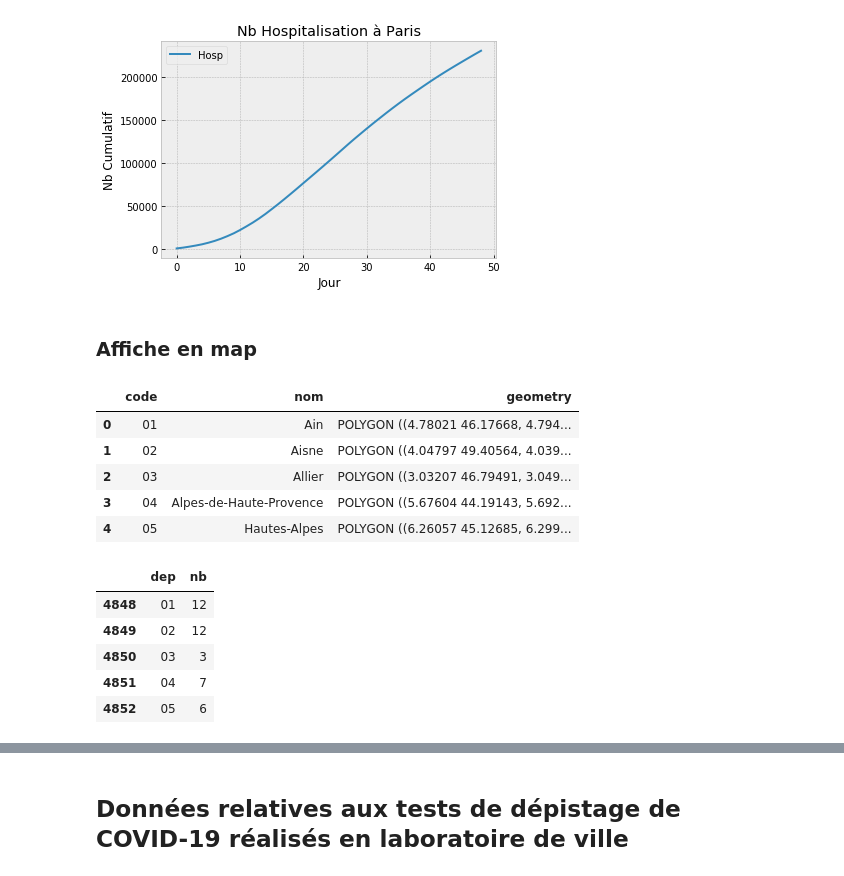
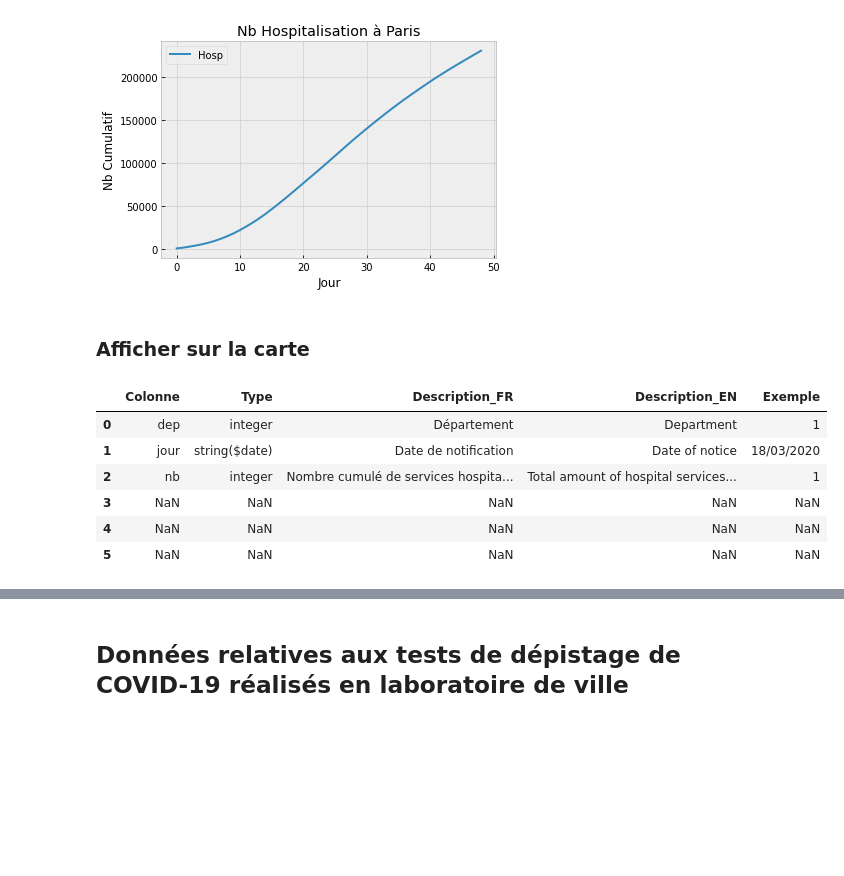
Before and after one commit to klchai/ML_COVID-19, a Jupyter notebook: ML_COVID-19.ipynb, the cells around one changed output, grey strips where cells are left out. Drawn from its saved outputs; the diff is of its cells as text; code cells hidden in the pictures; blank space fills up the shorter version.

```diff
--- a/ML_COVID-19.ipynb
+++ b/ML_COVID-19.ipynb
@@ -155,15 +145,7 @@ show_hosp_paris()
 # %% [output]
 [figure]
 [figure]
-# %% [markdown]
-### Affiche en map
+# %% [markdown]
+### Afficher sur la carte
 # %%
-sf = gpd.read_file('visual/departements-version-simplifiee.geojson')
-sf.head()
+carte = gpd.read_file('visual/departements-version-simplifiee.geojson')
-# %% [output]
-|  | code | nom | geometry |
-| 0 | 01 | Ain | POLYGON ((4.78021 46.17668, 4.794... |
-| 1 | 02 | Aisne | POLYGON ((4.04797 49.40564, 4.039... |
-| 2 | 03 | Allier | POLYGON ((3.03207 46.79491, 3.049... |
-| 3 | 04 | Alpes-de-Haute-Provence | POLYGON ((5.67604 44.19143, 5.692... |
-| 4 | 05 | Hautes-Alpes | POLYGON ((6.26057 45.12685, 6.299... |
@@ -172,13 +152,14 @@ sf['value'] = np.random.randint(1, 10, sf.shape[0])
 # %%
-df = load_hospitaliere_etablissements()
-df_today = df.loc[df.jour=="2020-05-05",['dep','nb']]
+data = load_hospitaliere_etablissements()
+df_today = data.loc[df.jour=="2020-05-05",['dep','nb']]
+meta = load_meta_hospitaliere_etablissements()
+display(meta)
+# %% [output]
+|  | Colonne | Type | Description_FR | Description_EN | Exemple |
+| 0 | dep | integer | Département | Department | 1 |
+| 1 | jour | string($date) | Date de notification | Date of notice | 18/03/2020 |
+| 2 | nb | integer | Nombre cumulé de services hospita... | Total amount of hospital services... | 1 |
+| 3 | NaN | NaN | NaN | NaN | NaN |
+| 4 | NaN | NaN | NaN | NaN | NaN |
+| 5 | NaN | NaN | NaN | NaN | NaN |
-# %%
-df_today.head()
-# %% [output]
-|  | dep | nb |
-| 4848 | 01 | 12 |
-| 4849 | 02 | 12 |
-| 4850 | 03 | 3 |
-| 4851 | 04 | 7 |
-| 4852 | 05 | 6 |
 # %%
```
Also changed, not shown: parts of 10 cells of this notebook.
